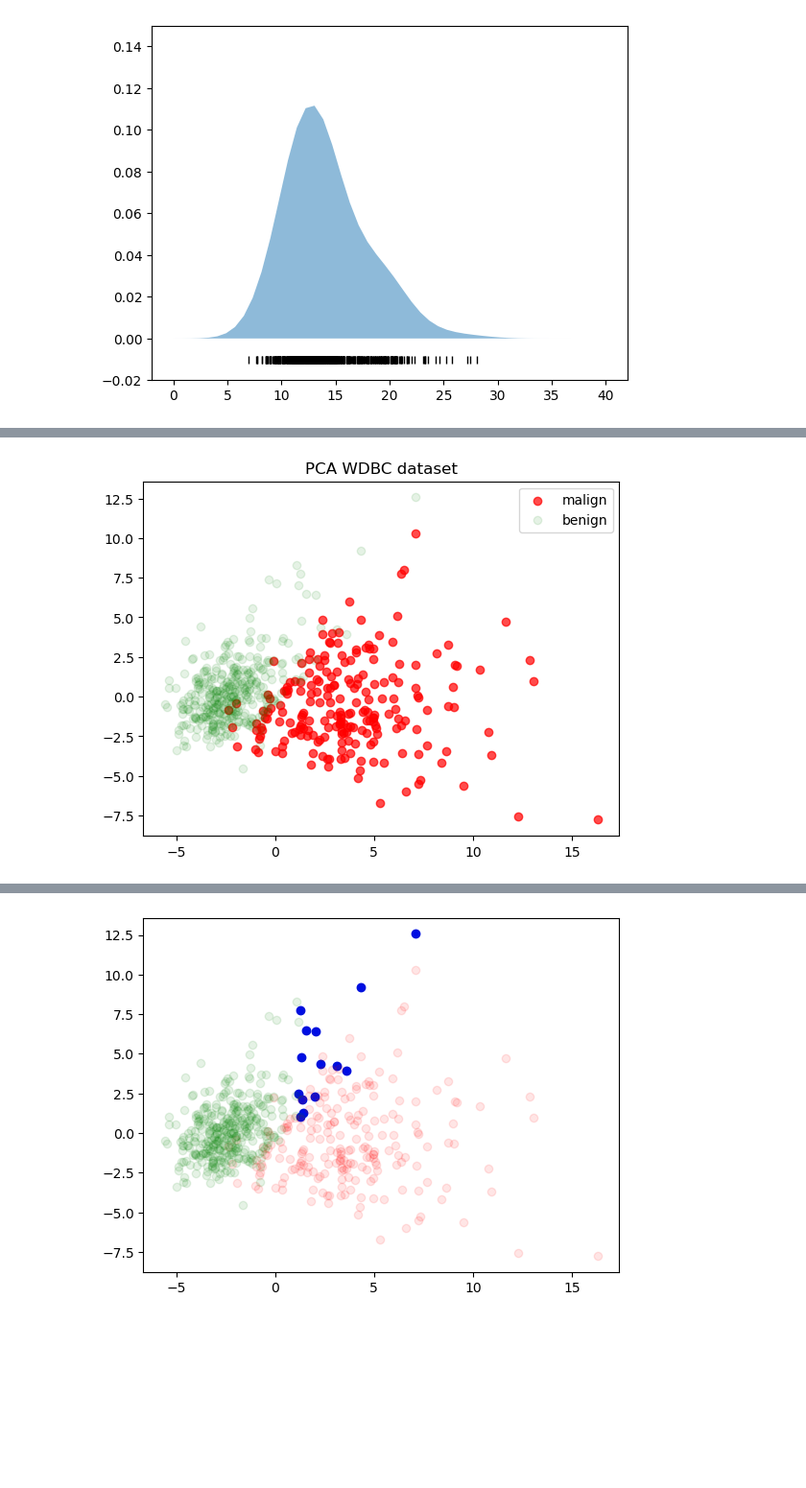
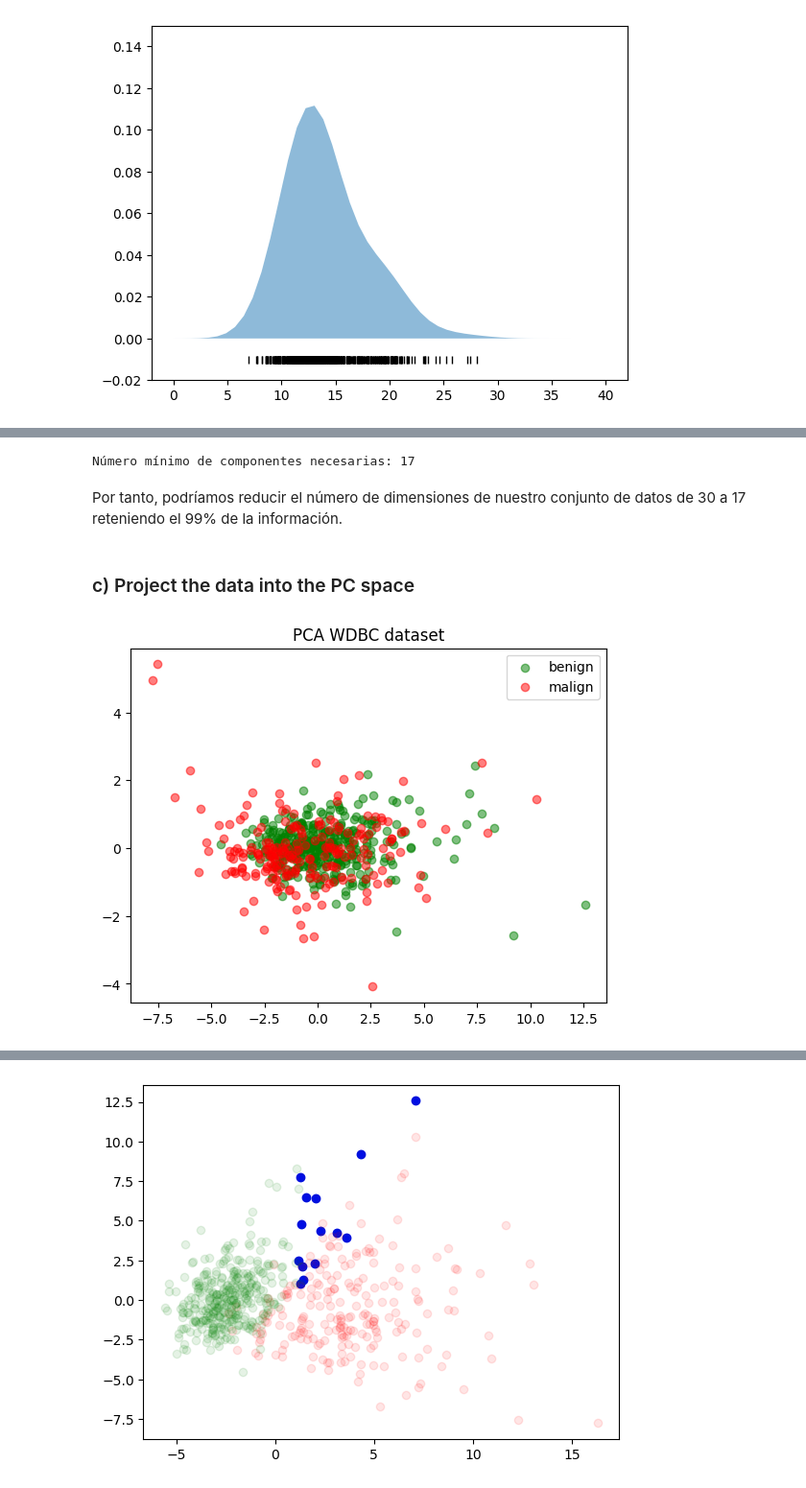
Before and after one commit to saraverdec/APAUT, a Jupyter notebook: pca_saraenriqueleo.ipynb, the cells around one changed output, grey strips where cells are left out. Shown at 96% size. Cells and saved outputs as stored; diff of their text form; code cells hidden in the pictures; blank space fills up the shorter version.

```diff
--- a/pca_saraenriqueleo.ipynb
+++ b/pca_saraenriqueleo.ipynb
@@ -149,0 +154,5 @@ Cálculo del número de componentes necesarias sin normalizar
+# %%
+# Almacenamos los datos numéricos sin normalizar
+X_arr = wdbc.values[:,2:].astype(float)
+X = pd.DataFrame(X_arr)
+X.head()
@@ -150,11 +167,21 @@ Cálculo del número de componentes necesarias sin normalizar
 # %%
-# Normalizamos los datos
-stats = wdbc.describe()
+"""
+# Normalizamos restando la media y dividiendo por la desviación estándar
 data = wdbc.copy()
 means = stats.loc['mean'] # Almacenamos las medias
 stds = stats.loc['std'] # Almacenamos las desviaciones estándar
 for column in range(2, data.shape[1]):
-    data.iloc[:,column]=(data.iloc[:,column]-means[column])/stds[column] # Restamos la media y dividimos por la desviación estándar
-data.head()
+    data.iloc[:,column]=(data.iloc[:,column]-means[column])/stds[column]
+
+# Almacenamos los datos numéricos normalizados
+X_norm_arr = data.values[:,2:].astype(float)
+X_norm = pd.DataFrame(X_norm_arr)
+X_norm.head()"
+"""
+# Estandarizamos los datos
+X_norm_arr = StandardScaler().fit_transform(X)
+# Almacenamos los datos numéricos normalizados
+X_norm = pd.DataFrame(X_norm_arr)
+X_norm.head()
 # %% [output]
 |  | 0 | 1 | 2 | 3 | 4 | 5 | 6 | 7 | 8 | 9 | ... | ... |
@@ -167,23 +222,37 @@ data.head()
+# %%
+# Calculamos la varianza explicada acumulada
+cumulative_expvar= np.cumsum(X_norm_pca.explained_variance_ratio_)
+
+# Número mínimo de componentes para explicar el 99% de la varianza
+no_components= np.argmax(cumulative_expvar >= 0.99) + 1
+
+print(f"Número mínimo de componentes necesarias: {no_components}")
+# %% [output]
+Número mínimo de componentes necesarias: 17
+# %% [markdown]
+Por tanto, podríamos reducir el número de dimensiones de nuestro conjunto de datos de 30 a 17 reteniendo el 99% de la información.
+# %% [markdown]
+### c) Project the data into the PC space
 # %%
-from sklearn.decomposition import PCA
+# Reducimos la dimensionalidad de los datos a 17 componentes
+X_r= PCA(n_components=17).fit_transform(X_norm)
 
-X_r= PCA(n_components=17).fit_transform(X)
+# Representamos los datos en un espacio de dos dimensiones
+plt.figure()
+# Componentes a representar (se pueden modificar):
+comp1=0;
+comp2=1;
+# Representamos las componentes seleccionadas
+plt.scatter(X_r[y == 0, comp1], X_r[y == 0, comp2], color='g', alpha=.5, lw=1,
+                label='benign')
 
-plt.figure()
-comp1=0; #first component to visualize, you can modify it
-comp2=1; #second component to visualize, you can modify it
-
-# plot the two components selected above for both malign and benign tumors
-plt.scatter(X_r[y == 0, comp1], X_r[y == 0, comp2], color='r', alpha=.7, lw=1,
+plt.scatter(X_r[y == 1, comp1], X_r[y == 1, comp2], color='r', alpha=.5, lw=1,
                 label='malign')
-
-plt.scatter(X_r[y == 1, comp1], X_r[y == 1, comp2], color='g', alpha=.1, lw=1,
-                label='benign')
 
 plt.legend(loc='best', shadow=False, scatterpoints=1)
 plt.title('PCA WDBC dataset')
 
 
 plt.show()
 # %% [output]
-[figure, old version]
+[figure, new version]
```
Also changed, not shown: parts of 17 cells of this notebook.
